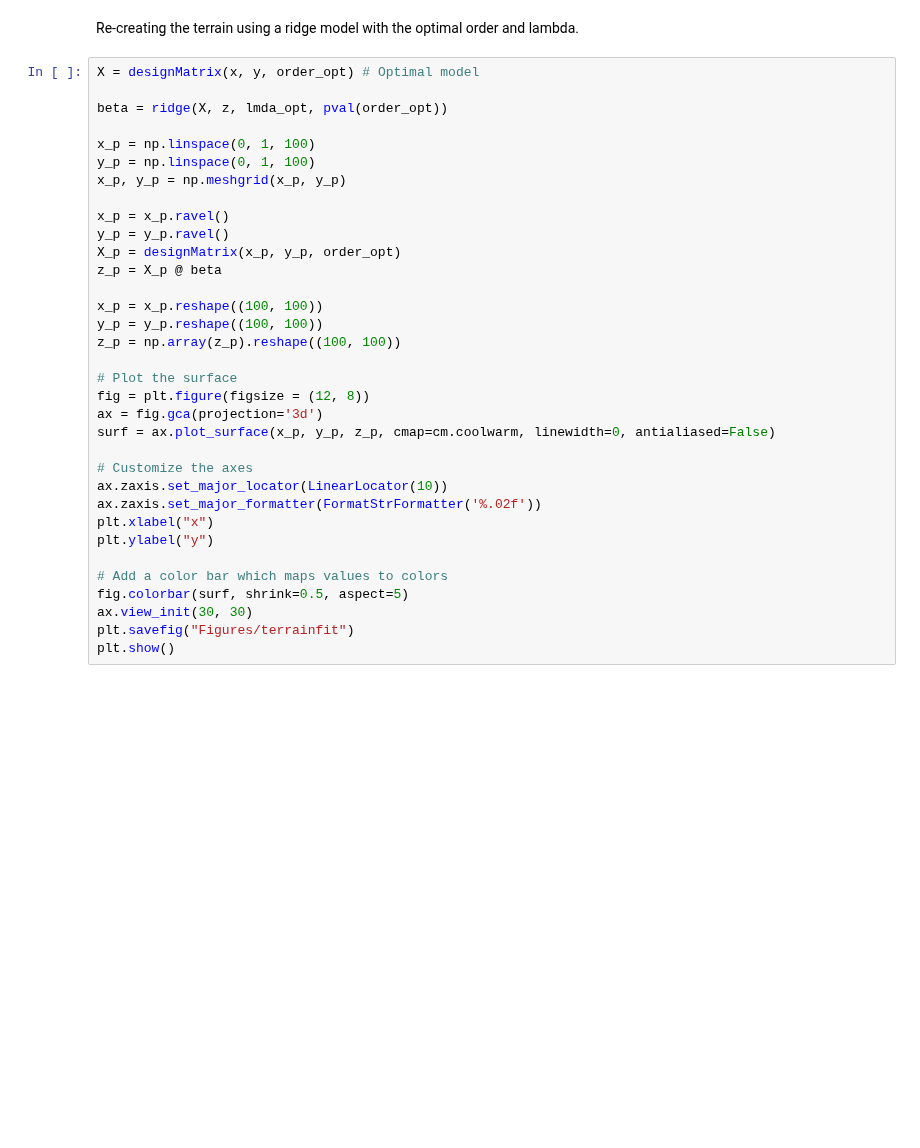
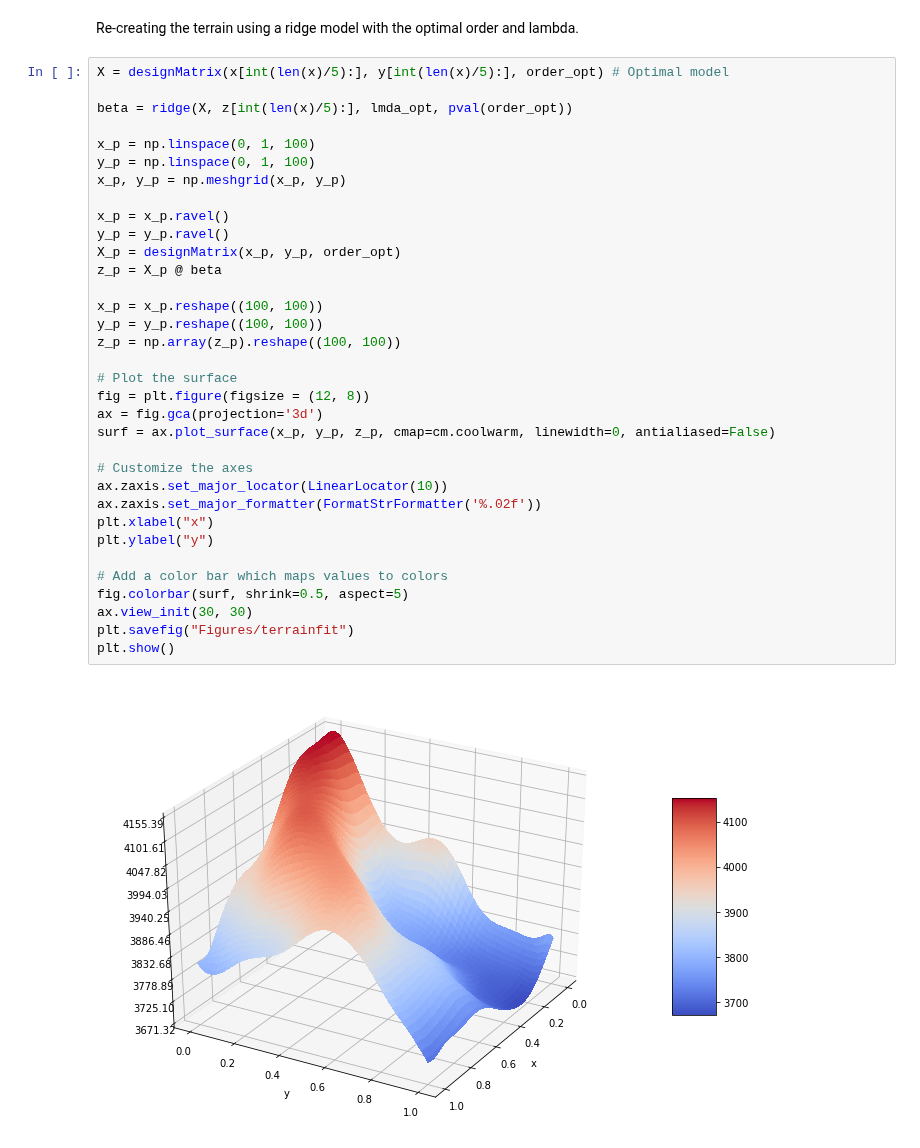
Before and after one commit to KarlHenrik/FYS-STK-Gruppe, a Jupyter notebook: Project1/Project1.ipynb, the cells around one changed output. Cells and saved outputs as stored; diff of their text form; blank space fills up the shorter version.

```diff
--- a/Project1/Project1.ipynb
+++ b/Project1/Project1.ipynb
@@ -549,36 +597,38 @@ print(f"Optimal order: {order_opt}. Optimal lambda: {lmda_opt}")
 # %% [markdown]
 Re-creating the terrain using a ridge model with the optimal order and lambda.
 # %%
-X = designMatrix(x, y, order_opt) # Optimal model
+X = designMatrix(x[int(len(x)/5):], y[int(len(x)/5):], order_opt) # Optimal model
 
-beta = ridge(X, z, lmda_opt, pval(order_opt))
+beta = ridge(X, z[int(len(x)/5):], lmda_opt, pval(order_opt))
 
 x_p = np.linspace(0, 1, 100)
 y_p = np.linspace(0, 1, 100)
 x_p, y_p = np.meshgrid(x_p, y_p)
 
 x_p = x_p.ravel()
 y_p = y_p.ravel()
 X_p = designMatrix(x_p, y_p, order_opt)
 z_p = X_p @ beta
 
 x_p = x_p.reshape((100, 100))
 y_p = y_p.reshape((100, 100))
 z_p = np.array(z_p).reshape((100, 100))
 
 # Plot the surface
 fig = plt.figure(figsize = (12, 8))
 ax = fig.gca(projection='3d')
 surf = ax.plot_surface(x_p, y_p, z_p, cmap=cm.coolwarm, linewidth=0, antialiased=False)
 
 # Customize the axes
 ax.zaxis.set_major_locator(LinearLocator(10))
 ax.zaxis.set_major_formatter(FormatStrFormatter('%.02f'))
 plt.xlabel("x")
 plt.ylabel("y")
 
 # Add a color bar which maps values to colors
 fig.colorbar(surf, shrink=0.5, aspect=5)
 ax.view_init(30, 30)
 plt.savefig("Figures/terrainfit")
 plt.show()
+# %% [output]
+[figure, added]
```
Also changed, not shown: parts of 15 cells of this notebook, 17 other files.
